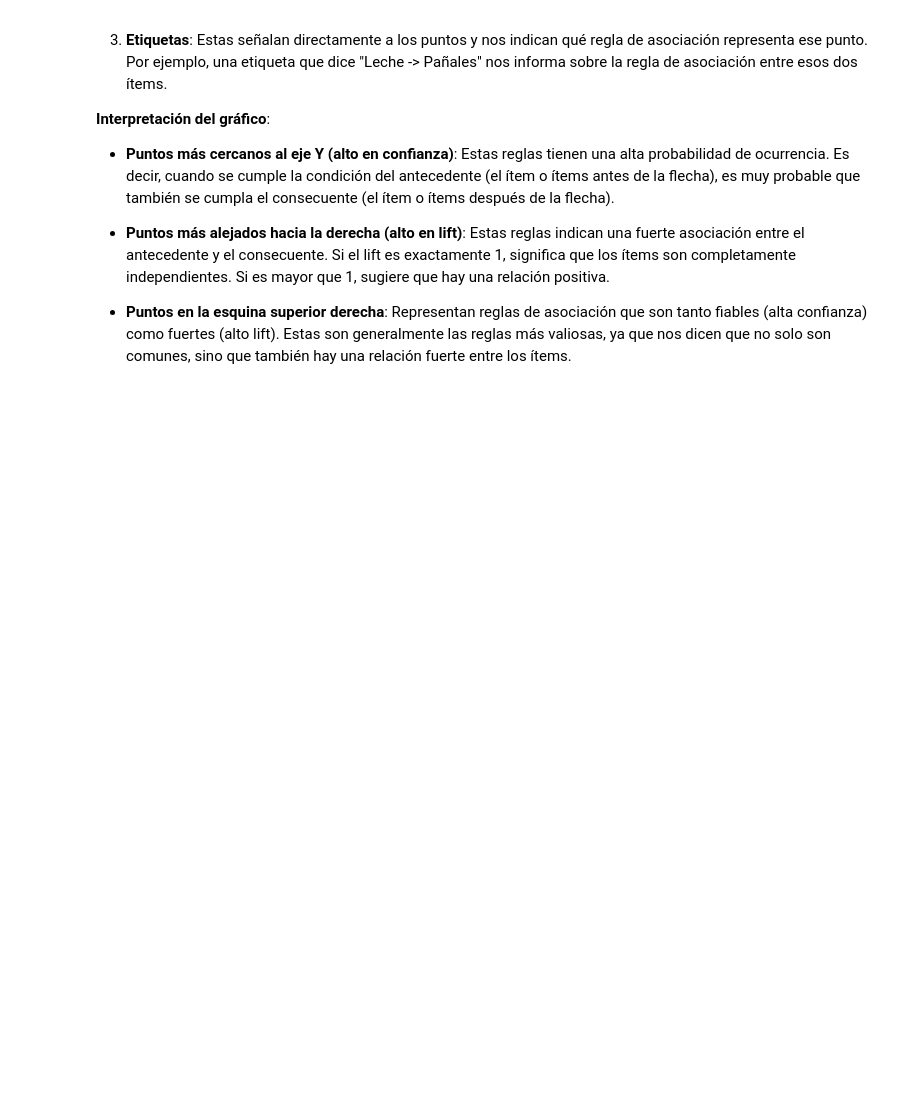
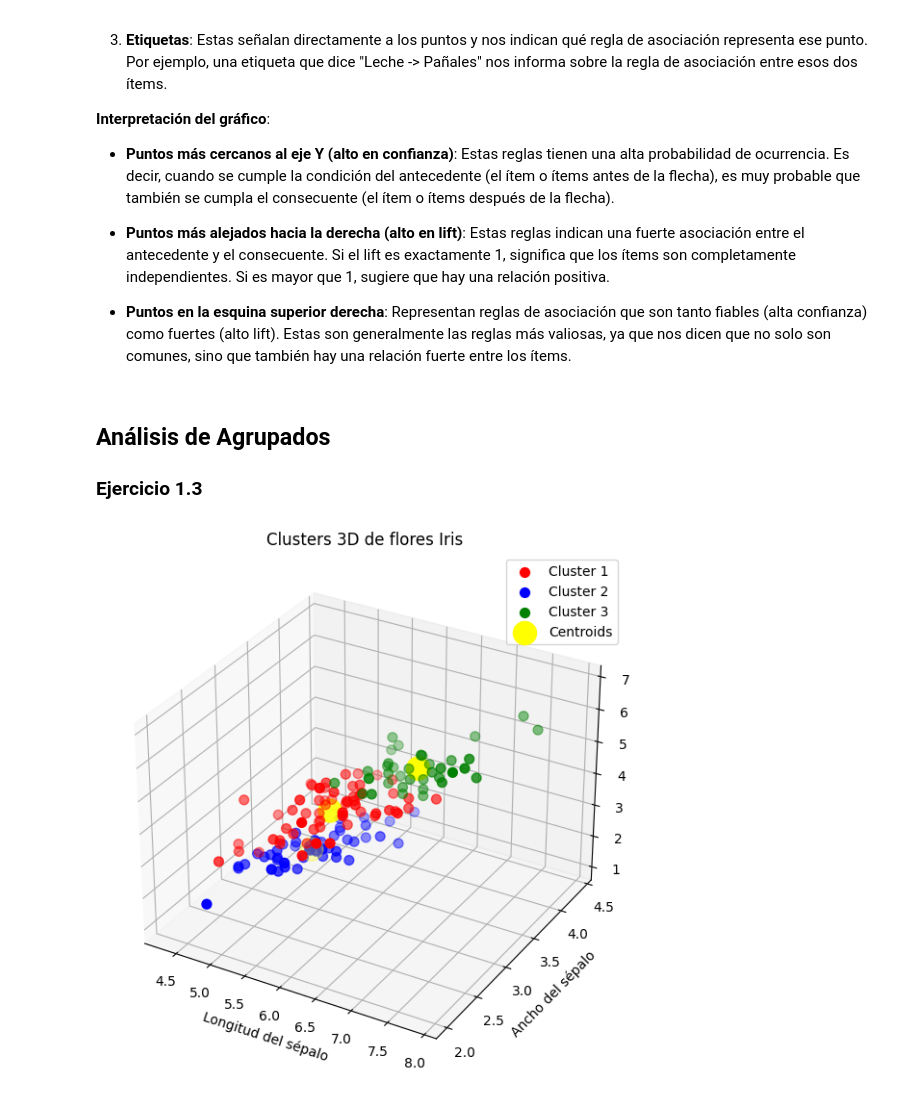
Before and after one commit to davescudero/DataM, a Jupyter notebook: 01_intro/Resources/01_intro_ejercicios.ipynb, the cells around one changed output. Saved outputs shown, nothing was run; the diff lists cells and outputs as text; code cells hidden in the pictures; blank space fills up the shorter version.

Commit message:
cluster analisis de datos

```diff
--- a/01_intro/Resources/01_intro_ejercicios.ipynb
+++ b/01_intro/Resources/01_intro_ejercicios.ipynb
@@ -314,3 +314,38 @@ plt.show()
 - **Puntos más alejados hacia la derecha (alto en lift)**: Estas reglas indican una fuerte asociación entre el antecedente y el consecuente. Si el lift es exactamente 1, significa que los ítems son completamente independientes. Si es mayor que 1, sugiere que hay una relación positiva.
 
 - **Puntos en la esquina superior derecha**: Representan reglas de asociación que son tanto fiables (alta confianza) como fuertes (alto lift). Estas son generalmente las reglas más valiosas, ya que nos dicen que no solo son comunes, sino que también hay una relación fuerte entre los ítems.
+# %% [markdown]
+## Análisis de Agrupados
+### Ejercicio 1.3
+# %%
+# Importando las bibliotecas necesarias
+import numpy as np
+import matplotlib.pyplot as plt
+from sklearn import datasets
+from sklearn.cluster import KMeans
+
+# Cargando el conjunto de datos Iris
+iris = datasets.load_iris()
+X = iris.data
+
+# Usando KMeans para agrupar las observaciones en 3 clusters
+kmeans = KMeans(n_clusters=3)
+y_kmeans = kmeans.fit_predict(X)
+
+# Visualizando los clusters en 3D (longitud, ancho y altura de los sépalos y pétalos)
+fig = plt.figure(figsize=(10,7))
+ax = fig.add_subplot(111, projection='3d')
+
+ax.scatter(X[y_kmeans == 0, 0], X[y_kmeans == 0, 1], X[y_kmeans == 0, 2], s=50, c='red', label='Cluster 1')
+ax.scatter(X[y_kmeans == 1, 0], X[y_kmeans == 1, 1], X[y_kmeans == 1, 2], s=50, c='blue', label='Cluster 2')
+ax.scatter(X[y_kmeans == 2, 0], X[y_kmeans == 2, 1], X[y_kmeans == 2, 2], s=50, c='green', label='Cluster 3')
+ax.scatter(kmeans.cluster_centers_[:, 0], kmeans.cluster_centers_[:, 1], kmeans.cluster_centers_[:, 2], s=300, c='yellow', label='Centroids')
+ax.set_title('Clusters 3D de flores Iris')
+ax.set_xlabel('Longitud del sépalo')
+ax.set_ylabel('Ancho del sépalo')
+ax.set_zlabel('Longitud del pétalo')
+ax.legend()
+
+plt.show()
+# %% [output]
+[figure, added]
```
Also changed, not shown: parts of 2 cells of this notebook.
